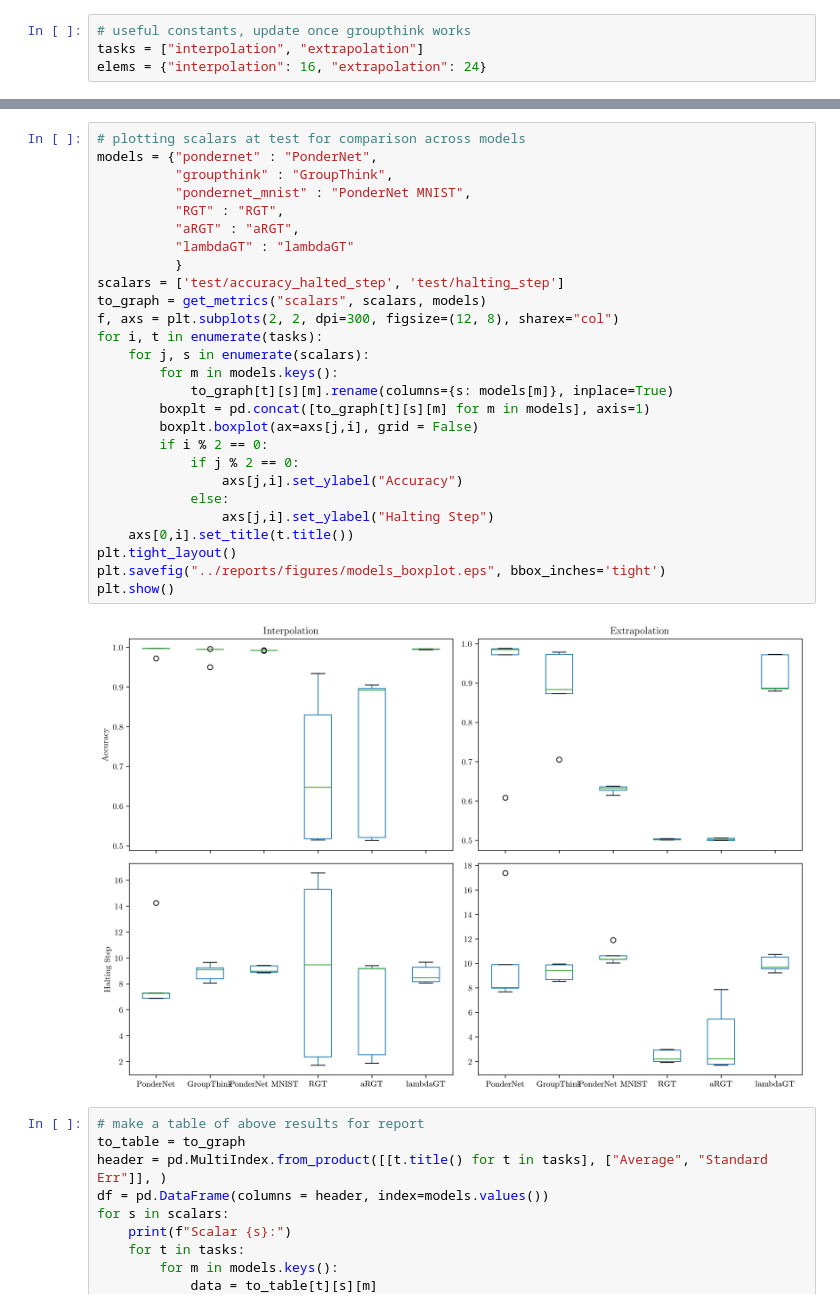
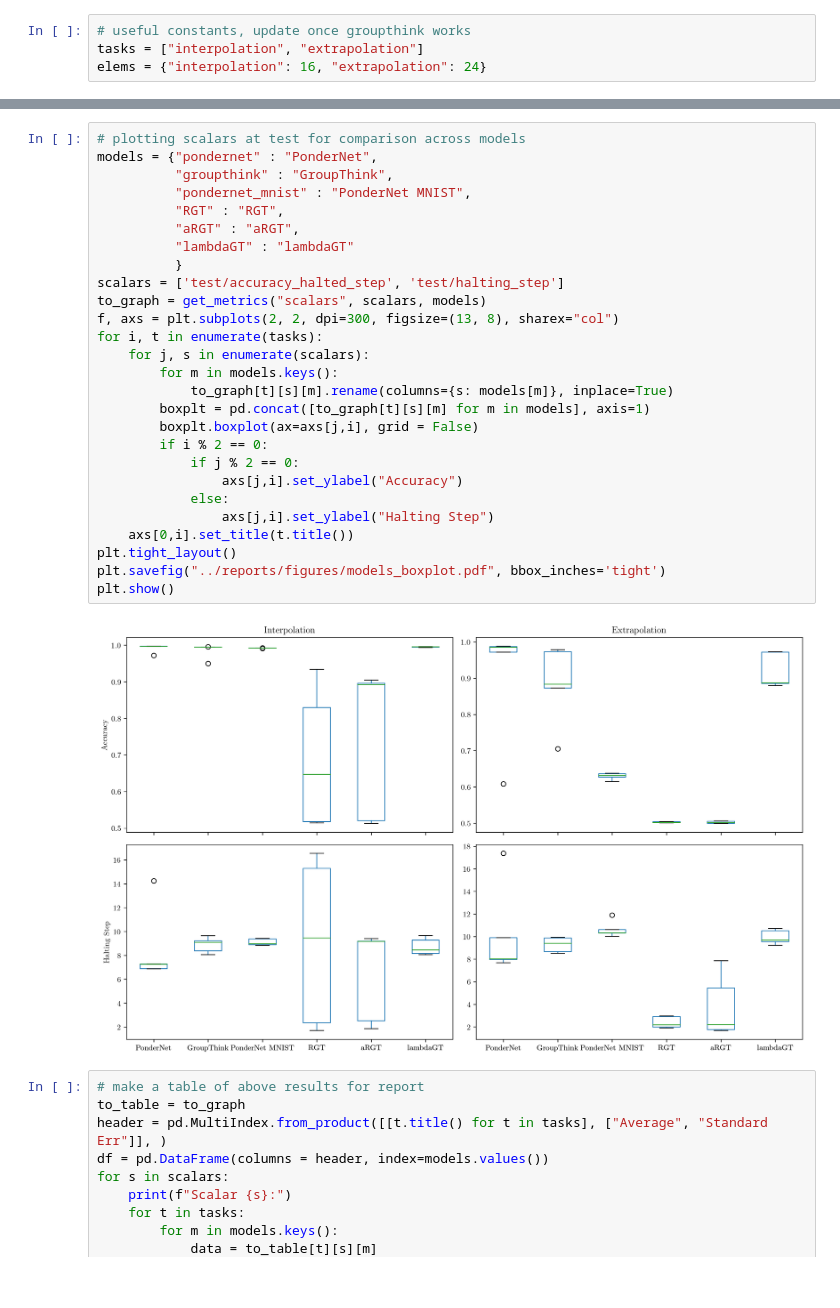
Before and after one commit to thesofakillers/ponder-bayes, a Jupyter notebook: notebooks/accuracies.ipynb, the cells around one changed output, grey strips where cells are left out. Cells and saved outputs as stored; diff of their text form; blank space fills up the shorter version.

```diff
--- a/notebooks/accuracies.ipynb
+++ b/notebooks/accuracies.ipynb
@@ -106,32 +105,32 @@ def get_metrics(type_data, scalars, models):
 # %%
 # plotting scalars at test for comparison across models
 models = {"pondernet" : "PonderNet",
           "groupthink" : "GroupThink",
           "pondernet_mnist" : "PonderNet MNIST",
           "RGT" : "RGT",
           "aRGT" : "aRGT",
           "lambdaGT" : "lambdaGT"
           }
 scalars = ['test/accuracy_halted_step', 'test/halting_step']
 to_graph = get_metrics("scalars", scalars, models)
-f, axs = plt.subplots(2, 2, dpi=300, figsize=(12, 8), sharex="col")
+f, axs = plt.subplots(2, 2, dpi=300, figsize=(13, 8), sharex="col")
 for i, t in enumerate(tasks):
     for j, s in enumerate(scalars):
         for m in models.keys():
             to_graph[t][s][m].rename(columns={s: models[m]}, inplace=True)
         boxplt = pd.concat([to_graph[t][s][m] for m in models], axis=1)
         boxplt.boxplot(ax=axs[j,i], grid = False)
         if i % 2 == 0:
             if j % 2 == 0:
                 axs[j,i].set_ylabel("Accuracy")
             else:
                 axs[j,i].set_ylabel("Halting Step")
     axs[0,i].set_title(t.title())
 plt.tight_layout()
-plt.savefig("../reports/figures/models_boxplot.eps", bbox_inches='tight')
+plt.savefig("../reports/figures/models_boxplot.pdf", bbox_inches='tight')
 plt.show()
 # %% [output]
-[figure, old version]
+[figure, new version]
 # %%
 # make a table of above results for report
 to_table = to_graph
```
Also changed, not shown: parts of 5 cells of this notebook, 4 other files.
